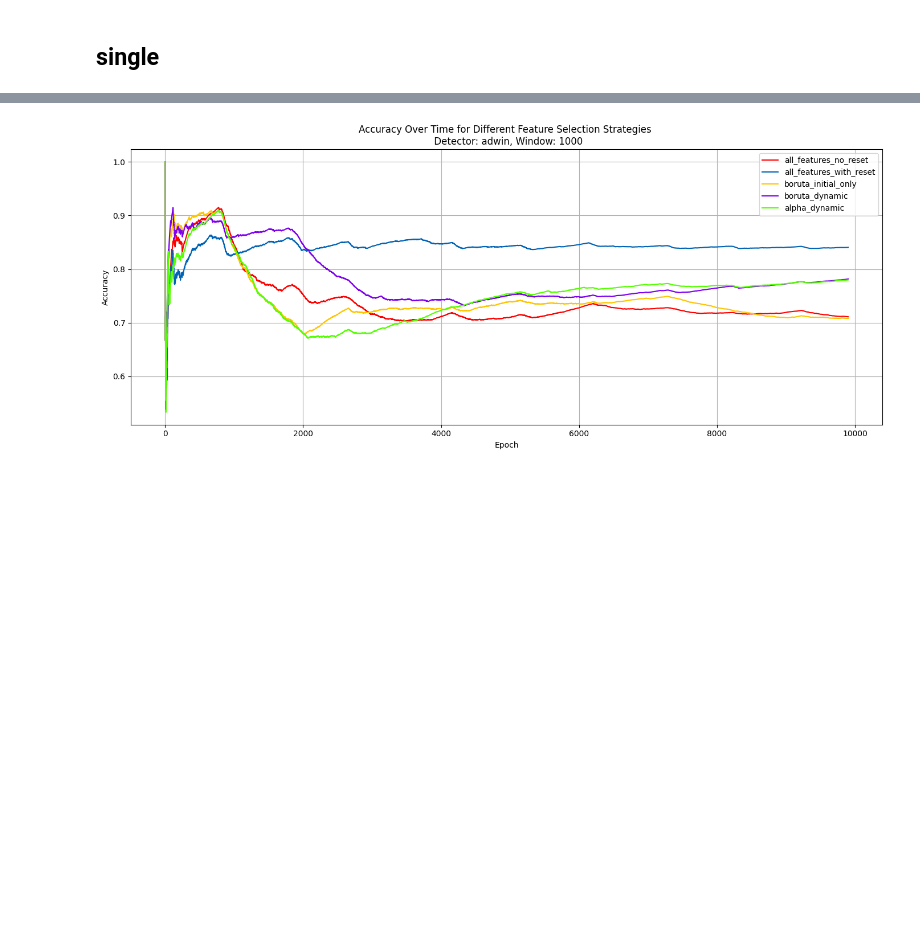
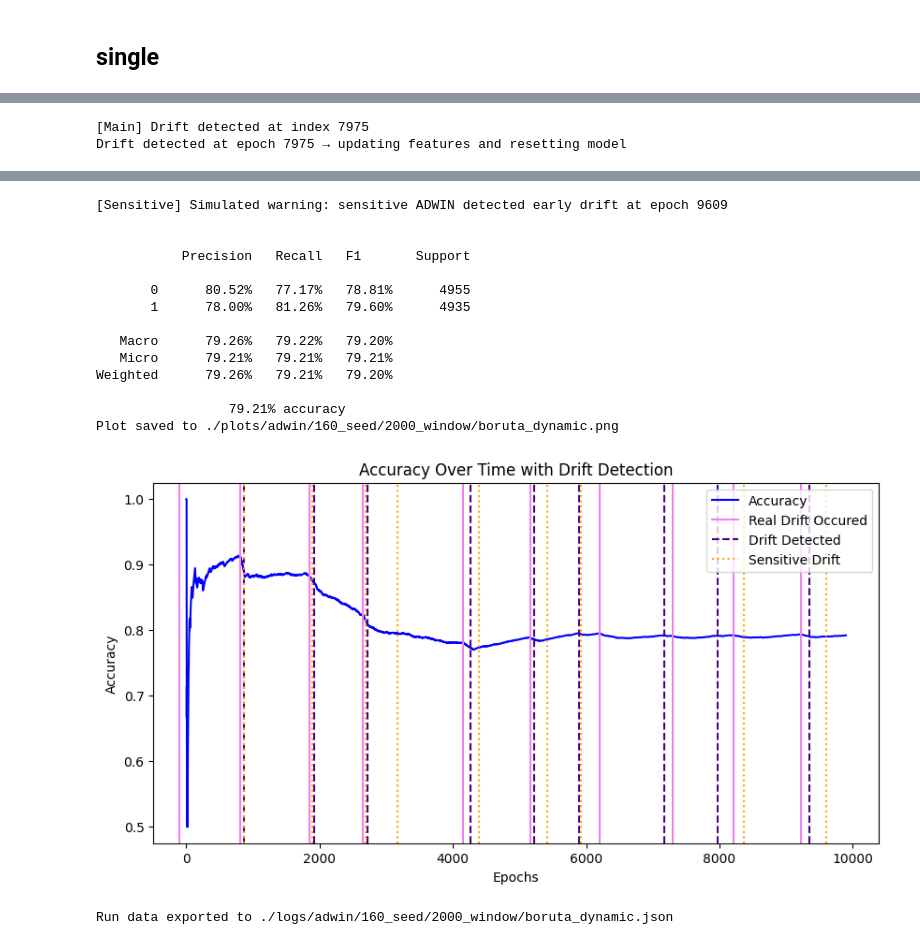
Before and after one commit to wpartycja/ml-in-data-streams, a Jupyter notebook: drift_detection.ipynb, the cells around one changed output, grey strips where cells are left out. Drawn from its saved outputs; the diff is of its cells as text; code cells hidden in the pictures; blank space fills up the shorter version.

Commit message:
fixed boruta - added sensitive version of adwin

```diff
--- a/drift_detection.ipynb
+++ b/drift_detection.ipynb
@@ -44,17 +44,32 @@ for detector in drift_detectors:
 # %% [markdown]
 ## single
 # %%
-strategy = 'alpha_dynamic'
+strategy = 'boruta_dynamic'
 n_history = 2000
 seed = 160
-feature_selector = 'alpha'
+feature_selector = 'boruta'
 chosen_detector = 'adwin'
 
 generator = FeatureImportanceChangeGenerator(n_features=20, n_important_features=5, importance_change_interval=10, random_seed=seed)
 
 plot_path, export_path = get_paths(chosen_detector, seed, n_history, strategy)
 
+main_adwin = drift.ADWIN(delta=0.002)
+sensitive_adwin = drift.ADWIN(delta=0.02)
 
+runner = DriftDetectionRunner(
+    generator=generator,
+    drift_detector=main_adwin,
+    sensitive_drift_detector=sensitive_adwin,
+    feature_selector=feature_selector,
+    n_history=2000,
+    plot_path=plot_path,
+    export_path=export_path,
+    print_plot=True
 
-runner = DriftDetectionRunner(generator, drift.ADWIN(), feature_selector, n_history=2000, plot_path=plot_path, export_path=export_path)
+)
 runner.run(mode=strategy)
+
+# runner = DriftDetectionRunner(generator, drift.ADWIN(), feature_selector, n_history=2000, plot_path=plot_path, export_path=export_path)
+# runner.run(mode=strategy)
+# %% [output]
@@ -60,0 +112,2 @@ runner.run(mode=strategy)
+[Main] Drift detected at index 7975
+Drift detected at epoch 7975 → updating features and resetting model
@@ -61,20 +120,33 @@ runner.run(mode=strategy)
+[Sensitive] Simulated warning: sensitive ADWIN detected early drift at epoch 9609
+
+
+           Precision   Recall   F1       Support
+
+       0      80.52%   77.17%   78.81%      4955
+       1      78.00%   81.26%   79.60%      4935
+
+   Macro      79.26%   79.22%   79.20%
+   Micro      79.21%   79.21%   79.21%
+Weighted      79.26%   79.21%   79.20%
+
+                 79.21% accuracy
+Plot saved to ./plots/adwin/160_seed/2000_window/boruta_dynamic.png
+[figure, added]
+Run data exported to ./logs/adwin/160_seed/2000_window/boruta_dynamic.json
 # %%
-
-strategies = [
-    'all_features_no_reset',
-    'all_features_with_reset',
-    'boruta_initial_only',
-    'boruta_dynamic',
-    'alpha_dynamic'
-]
+# strategies = [
+#     'all_features_no_reset',
+#     'all_features_with_reset',
+#     'boruta_initial_only',
+#     'boruta_dynamic',
+#     'alpha_dynamic'
+# ]
 
 
 
-detector = 'adwin'
-seed = 160
-window = 1000
+# detector = 'adwin'
+# seed = 160
+# window = 1000
 
 
-plot_all_strategies(detector, seed, window, strategies)
+# plot_all_strategies(detector, seed, window, strategies)
-# %% [output]
-[figure, removed]
```
Also changed, not shown: parts of 4 cells of this notebook, 5 other files.
